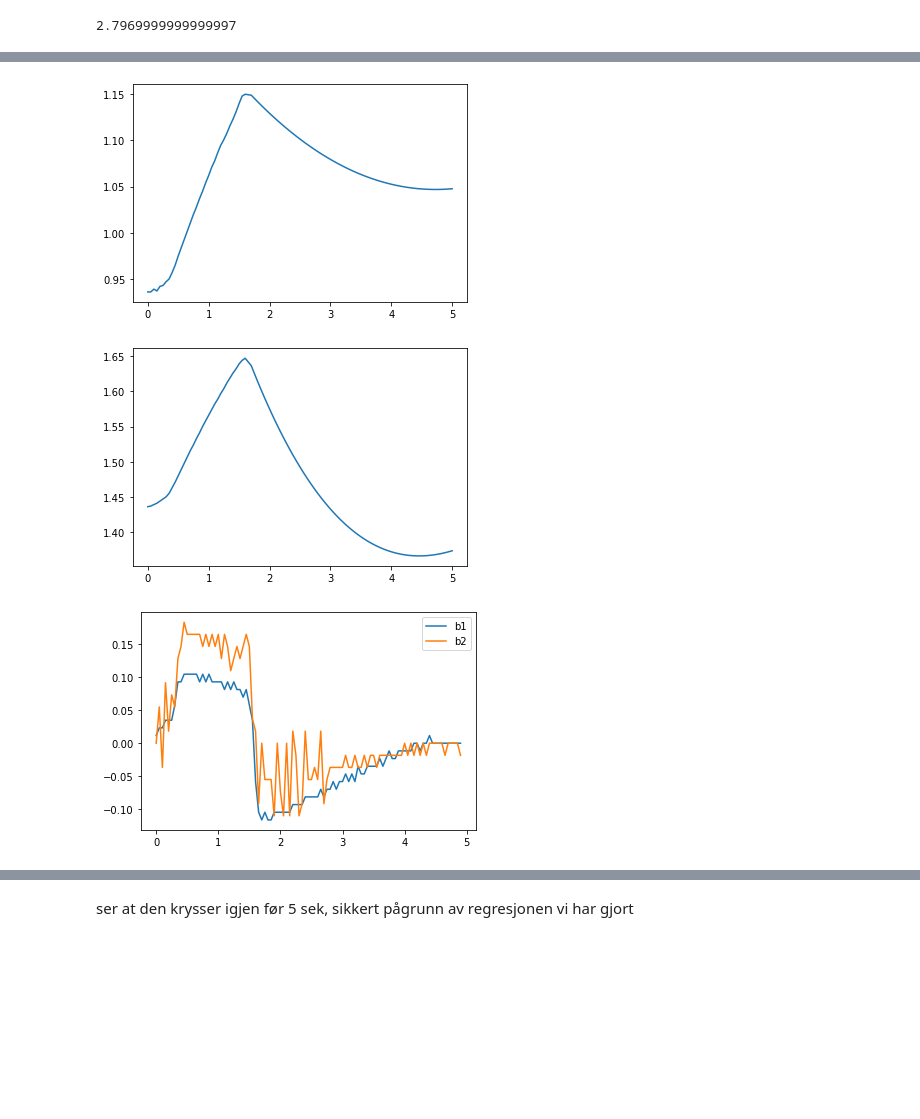
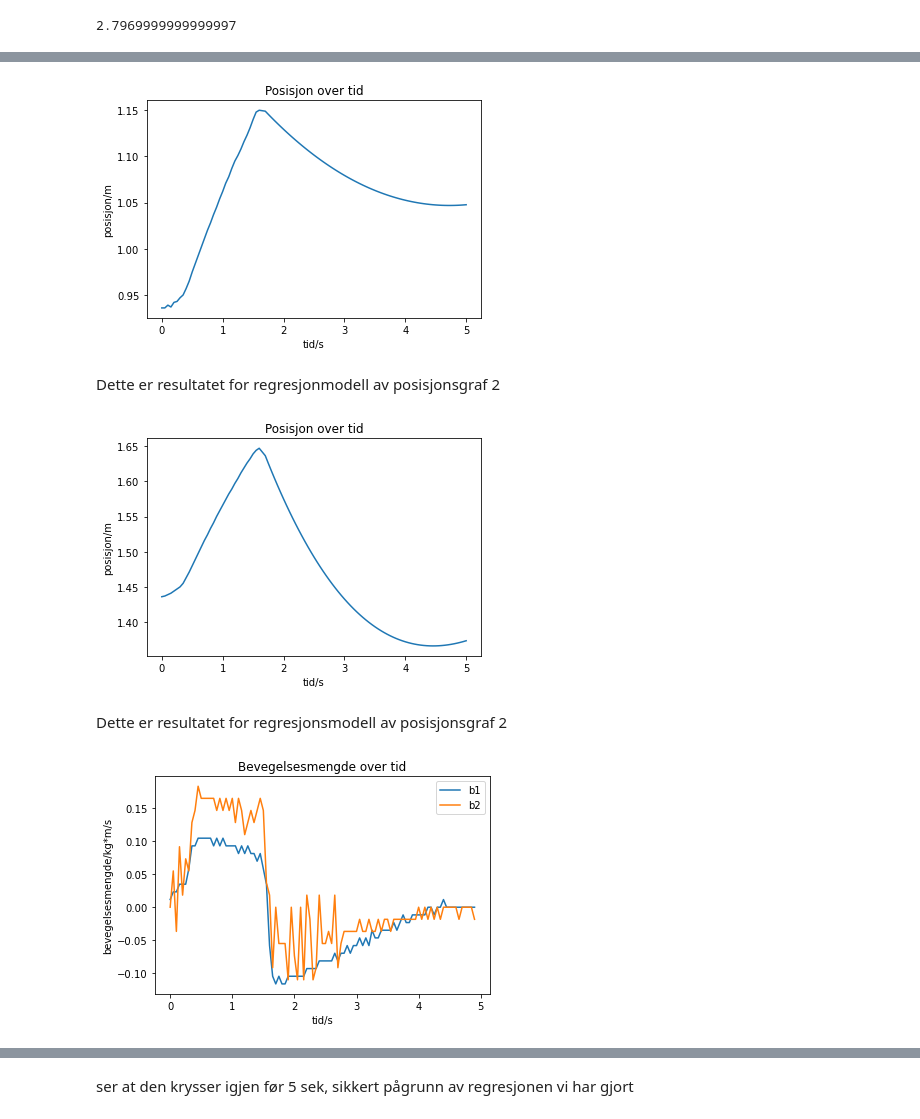
Before and after one commit to MrBartus/Progmod-heldag, a Jupyter notebook: Togkollisjon-finalcut.ipynb, the cells around one changed output, grey strips where cells are left out. Drawn from its saved outputs; the diff is of its cells as text; code cells hidden in the pictures; blank space fills up the shorter version.

```diff
--- a/Togkollisjon-finalcut.ipynb
+++ b/Togkollisjon-finalcut.ipynb
@@ -115,15 +145,20 @@ plt.show()
 # %%
 plot_x = []
 plot_y = []
 
 plot_x.extend(tid[:33])
 plot_x.extend(xverdier)
 plot_y.extend(pos2[:33])
 plot_y.extend(yverdier)
 
-plt.plot(plot_x, plot_y);
+plt.plot(plot_x, plot_y)
+plt.xlabel("tid/s")
+plt.ylabel("posisjon/m")
+plt.title("Posisjon over tid");
 # %% [output]
-[figure, old version]
+[figure, new version]
+# %% [markdown]
+Dette er resultatet for regresjonmodell av posisjonsgraf 2
 # %%
 plot_x_1 = []
 plot_y_1 = []
@@ -133,9 +168,14 @@ plot_x_1.extend(xverdier_1)
 plot_y_1.extend(pos1[:33])
 plot_y_1.extend(yverdier_1)
 
-plt.plot(plot_x_1, plot_y_1);
+plt.plot(plot_x_1, plot_y_1)
+plt.xlabel("tid/s")
+plt.ylabel("posisjon/m")
+plt.title("Posisjon over tid");
 # %% [output]
-[figure, old version]
+[figure, new version]
+# %% [markdown]
+Dette er resultatet for regresjonsmodell av posisjonsgraf 2
 # %%
 fart1 = []
 fart2 = []
@@ -151,6 +191,9 @@ b1 = np.array(fart1)*(m1/1000)
 b2 = np.array(fart2)*(m2/1000)
 plt.plot(tid[:99], b1, label = 'b1')
 plt.plot(tid[:99], b2, label = 'b2')
+plt.xlabel("tid/s")
+plt.ylabel("bevegelsesmengde/kg*m/s")
+plt.title("Bevegelsesmengde over tid")
 plt.legend();
 # %% [output]
-[figure, old version]
+[figure, new version]
```
Also changed, not shown: parts of 21 cells of this notebook.
